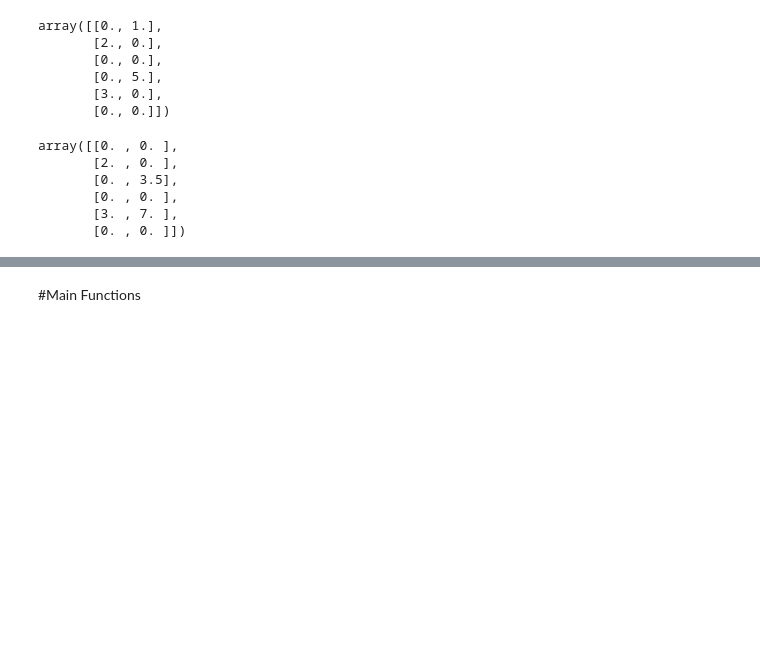
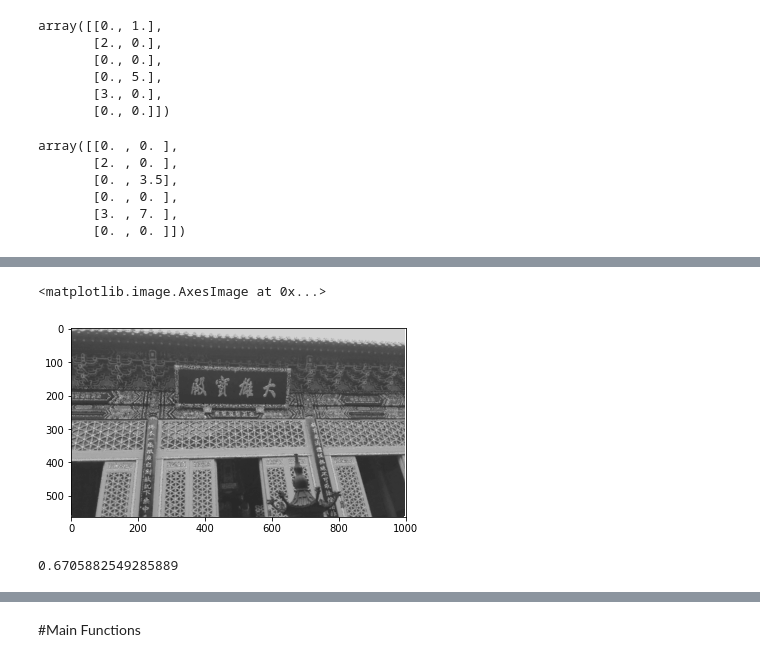
Before and after one commit to Mittra19/Image_Restoration, a Jupyter notebook: Image_Restoration.ipynb, the cells around one changed output, grey strips where cells are left out. Cells and saved outputs as stored; diff of their text form; code cells hidden in the pictures; blank space fills up the shorter version.

```diff
--- a/Image_Restoration.ipynb
+++ b/Image_Restoration.ipynb
@@ -235,0 +255,9 @@ array([[0. , 0. ],
+# %%
+plt.imshow(grid_z2, cmap='gray')
+# %% [output]
+<matplotlib.image.AxesImage at 0x...>
+[figure, added]
+# %%
+np.array(img[pos[:, 0], pos[:, 1]])[0]
+# %% [output]
+0.6705882549285889
```
Also changed, not shown: parts of 10 cells of this notebook.
